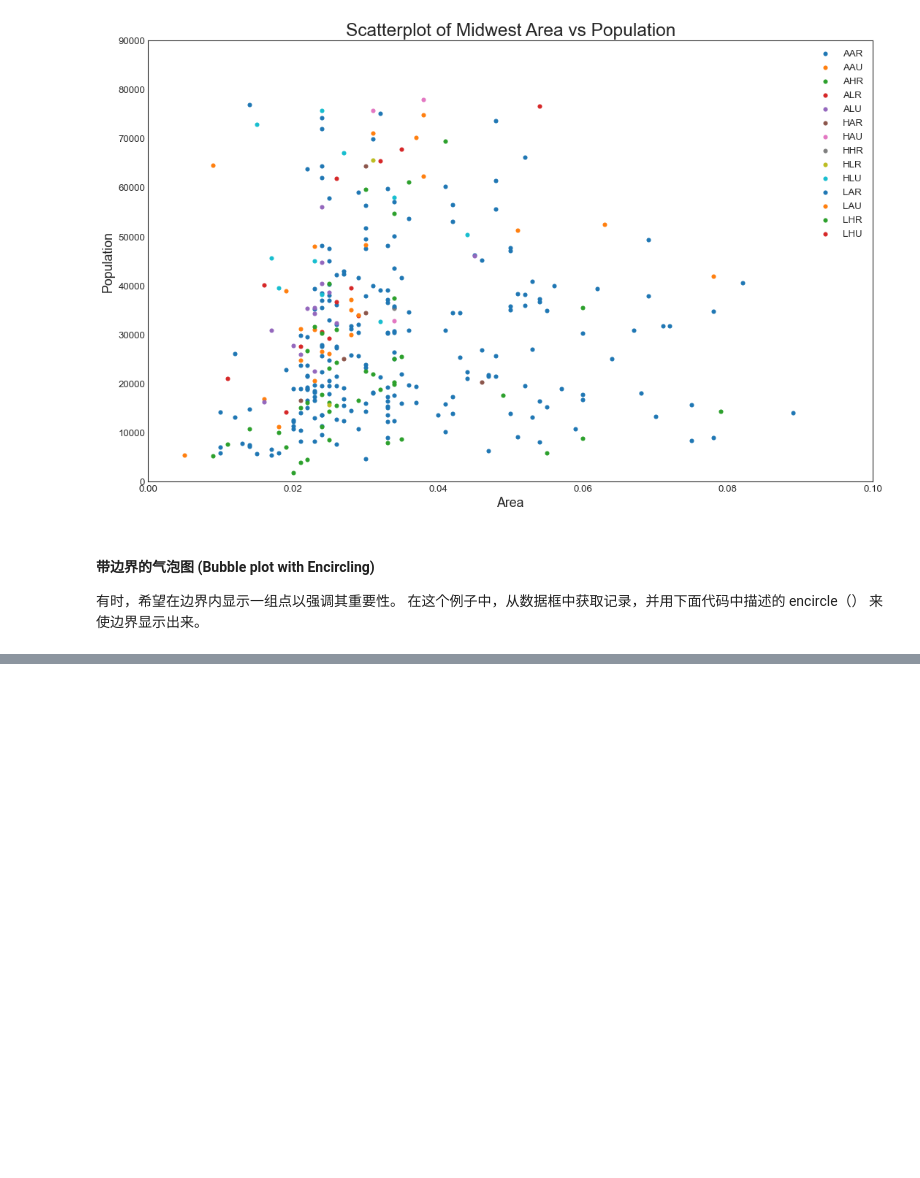
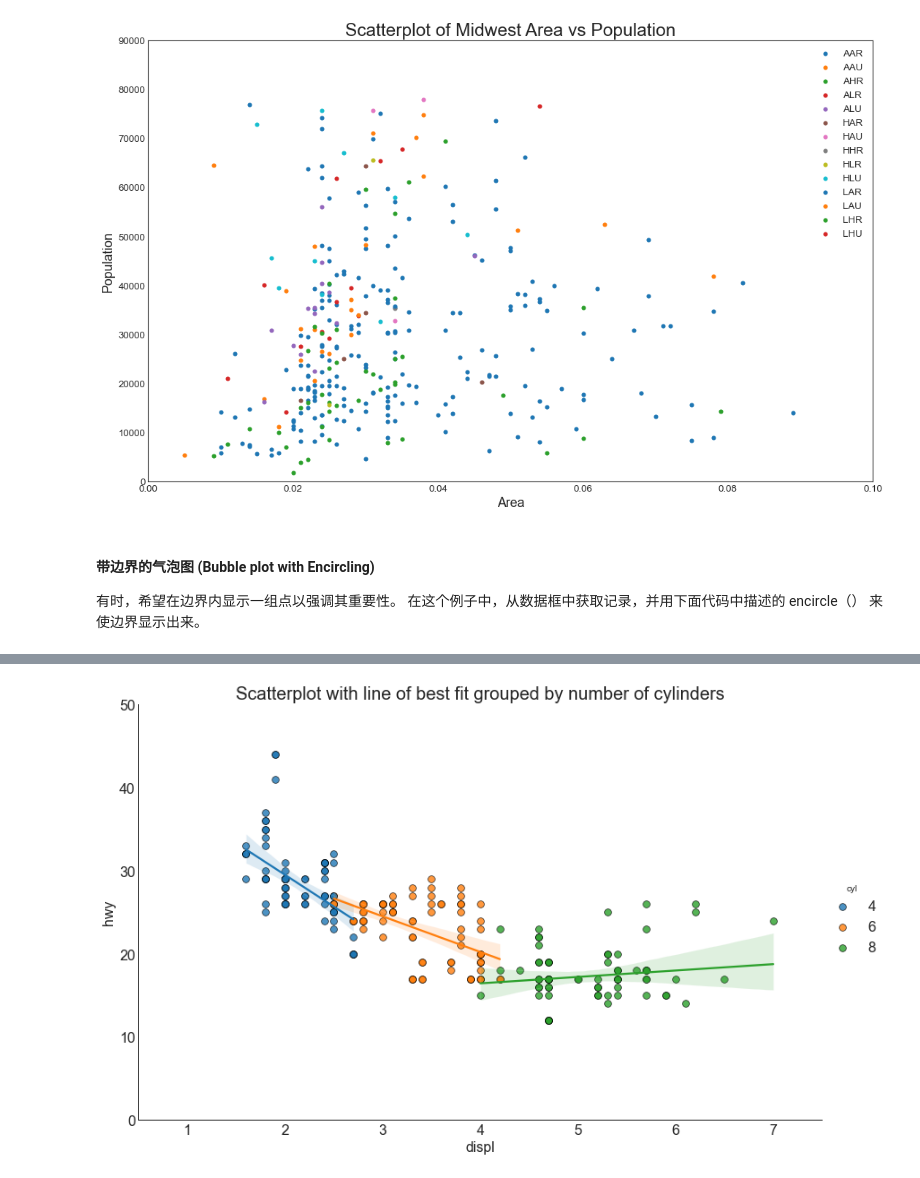
Before and after one commit to wenyuc/basic_learning, a Jupyter notebook: matplotlib_top_50.ipynb, the cells around one changed output, grey strips where cells are left out. Cells and saved outputs as stored; diff of their text form; code cells hidden in the pictures; blank space fills up the shorter version.

```diff
--- a/matplotlib_top_50.ipynb
+++ b/matplotlib_top_50.ipynb
@@ -142,0 +148,8 @@ plt.show()
+# %%
+# import data
+df = pd.read_csv('./data/mpg_ggplot2.csv')
+df_sel = df.loc[df.cyl.isin([4,6,8]),:]
+df_sel.head()
+df_sel.shape
+cyls = np.unique(df_sel.cyl)
+cyls
@@ -142,0 +165,17 @@ plt.show()
+# %%
+# Plot
+sns.set_style("white")
+gridobj = sns.lmplot(x="displ", y="hwy", hue="cyl",
+                     data=df_sel,
+                     height=7,
+                     aspect=1.6,
+                     robust=True,
+                     palette='tab10',
+                     scatter_kws=dict(s=60, linewidths=.7, edgecolors='black'))
+
+# Decorations
+gridobj.set(xlim=(0.5, 7.5), ylim=(0, 50))
+plt.title("Scatterplot with line of best fit grouped by number of cylinders", fontsize=20)
+plt.show();
+# %% [output]
+[figure, added]
```
Also changed, not shown: parts of 12 cells of this notebook, 2 other files.
